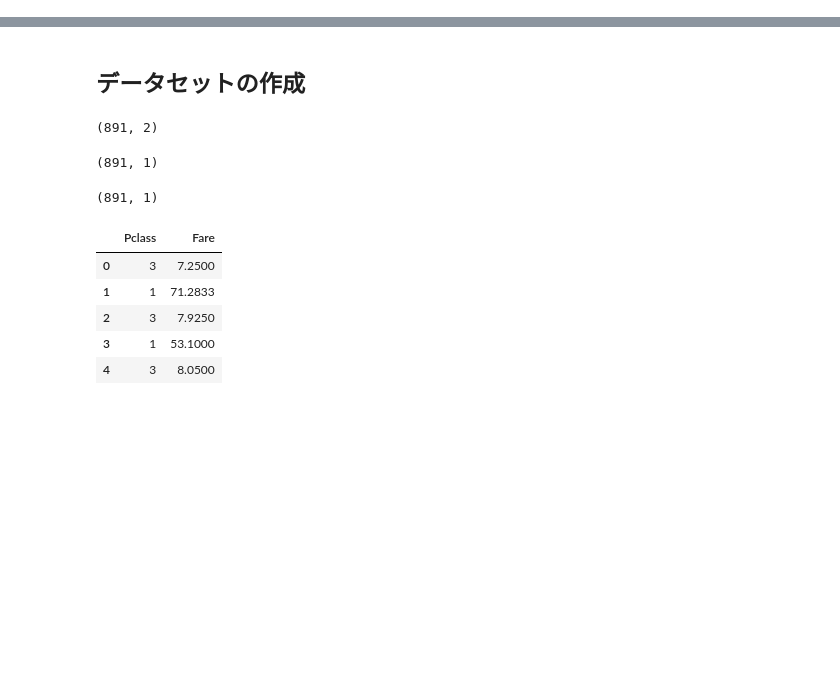
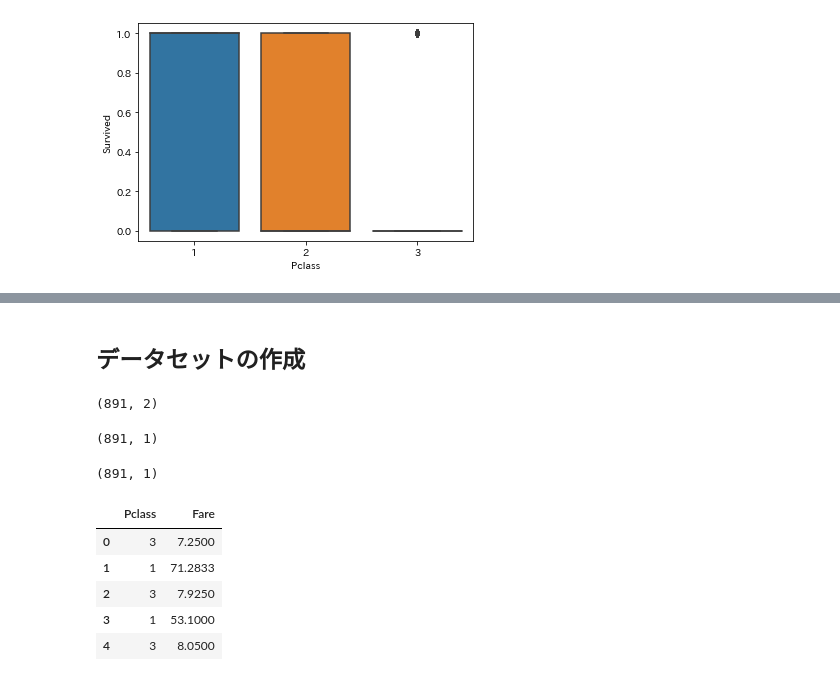
Before and after one commit to cax68080/kaggle, a Jupyter notebook: titanic/Titanic.ipynb, the cells around one changed output, grey strips where cells are left out. Drawn from its saved outputs; the diff is of its cells as text; code cells hidden in the pictures; blank space fills up the shorter version.

```diff
--- a/titanic/Titanic.ipynb
+++ b/titanic/Titanic.ipynb
@@ -115,0 +181,8 @@ dtype: int64
+# %%
+# boxplotの描画
+sns.boxplot('Pclass','Survived', data=df_train)
+
+# 可視化結果を表示する為に必要な関数
+plt.show()
+# %% [output]
+[figure, added]
```
Also changed, not shown: parts of 14 cells of this notebook.
